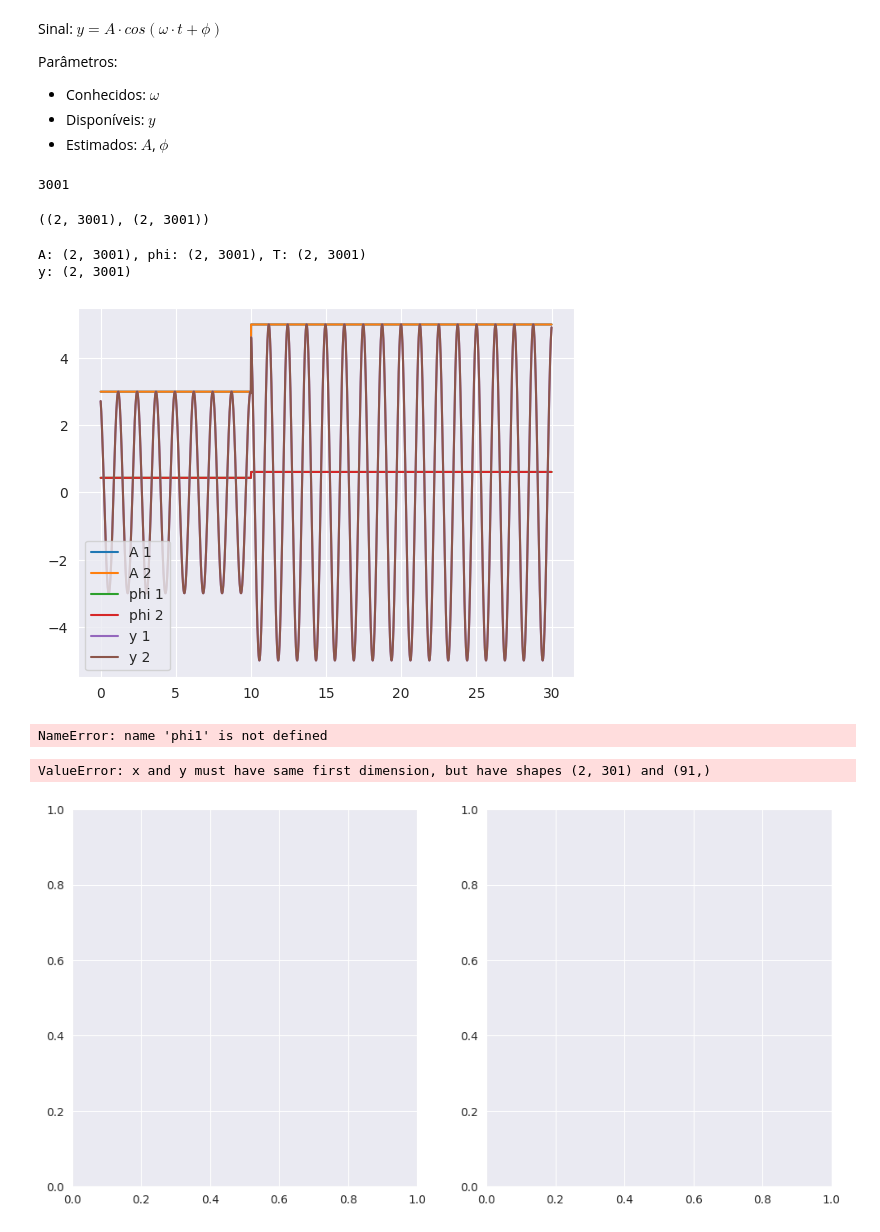
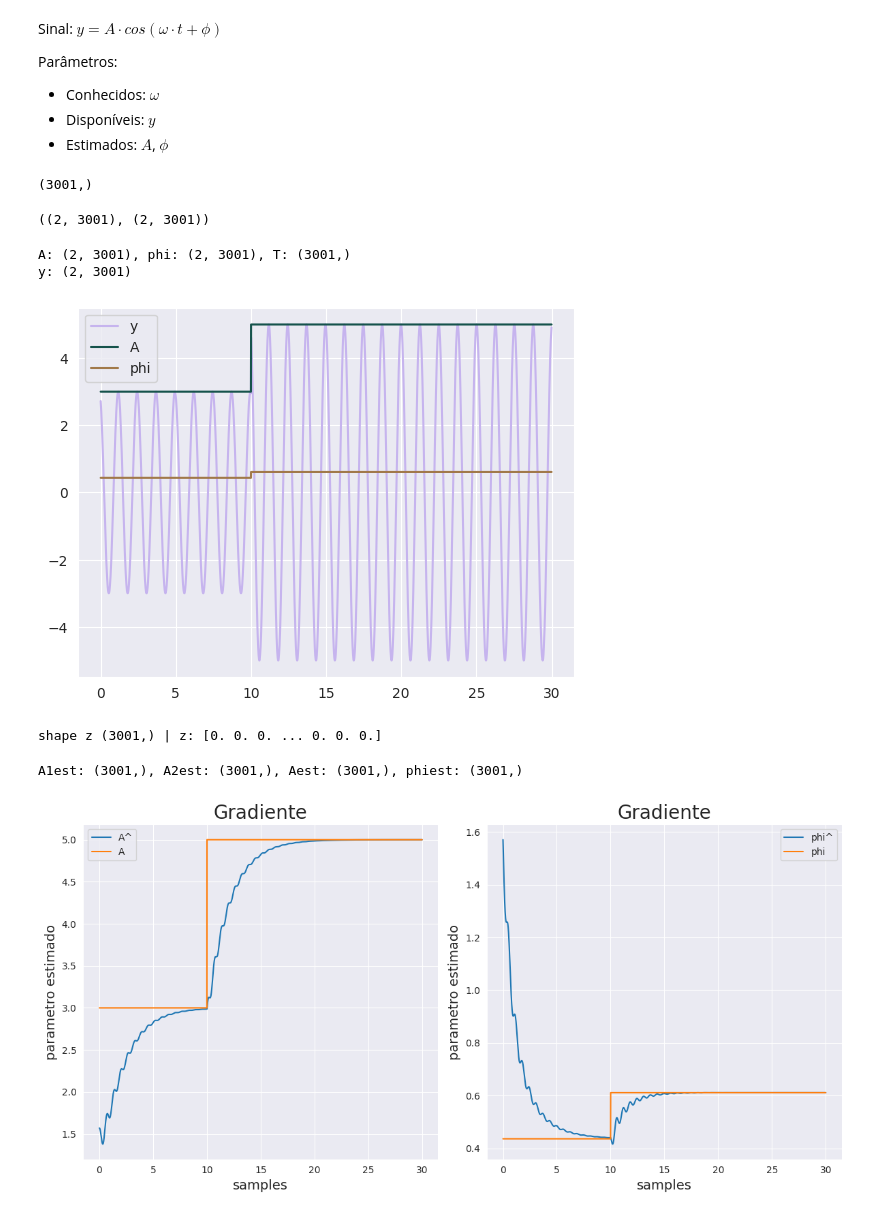
Before and after one commit to SKaiquelima/advanced-control, a Jupyter notebook: Listas/Lista3/exec3_1.ipynb, the cells around one changed output. Cells and saved outputs as stored; diff of their text form; code cells hidden in the pictures.

```diff
--- a/Listas/Lista3/exec3_1.ipynb
+++ b/Listas/Lista3/exec3_1.ipynb
@@ -27,9 +28,9 @@ N = 30
 dt = 0.01  # Taxa de amostragem
 T = np.arange(0, N + dt, dt)
 
-len(T)
+T.shape
 # %% [output]
-3001
+(3001,)
 # %%
 # Definiçaõ de A e phi sendo variantes no tempo
 A = np.ones((2, len(T)))
@@ -50,80 +51,90 @@ A.shape, phi.shape
 # %%
 
 # Simulação dos modelos
-T = np.tile(T, (2, 1))
+T_rs = np.tile(T, (2, 1))
 
 print(f'A: {A.shape}, phi: {phi.shape}, T: {T.shape}')
-y = A * np.cos(np.dot(w, T) + phi)
+y = A * np.cos(np.dot(w, T_rs) + phi)
 
 print(f'y: {y.shape}')
 
-
 # Plotagem dos resultados juntos
-corte = int(np.ceil(len(T[0])))
-plt.plot(T[0][:corte], A[0][:corte], label='A 1')
-plt.plot(T[0][:corte], A[1][:corte], label='A 2')
-plt.plot(T[0][:corte], phi[0][:corte], label='phi 1')
-plt.plot(T[0][:corte], phi[1][:corte], label='phi 2')
-plt.plot(T[0][:corte], y[0][:corte], label='y 1')
-plt.plot(T[0][:corte], y[1][:corte], label='y 2')
+corte = int(np.ceil(len(T)))
+palette = sns.color_palette("cubehelix", 3)
+plt.plot(T[:corte], y[0][:corte], label='y', color=palette[-1])
+# plt.plot(T[0][:corte], y[1][:corte], label='y 2')
+plt.plot(T[:corte], A[0][:corte], label='A', color=palette[0])
+# plt.plot(T[0][:corte], A[1][:corte], label='A 2')
+plt.plot(T[:corte], phi[0][:corte], label='phi', color=palette[1])
+# plt.plot(T[0][:corte], phi[1][:corte], label='phi 2')
 
 plt.legend()
 plt.show()
 # %% [output]
-A: (2, 3001), phi: (2, 3001), T: (2, 3001)
+A: (2, 3001), phi: (2, 3001), T: (3001,)
 y: (2, 3001)
-[figure, old version]
+[figure, new version]
 # %%
 theta = np.zeros((2, int(N/dt) + 1))  # Matriz para armazenar os parâmetros estimados
 erro = np.zeros(int(N/dt) + 1)  # Vetor de erros
+z = np.zeros((1, int(N/dt) + 1))[0]  # Vetor de saída estimada
+print(f'shape z {z.shape} | z: {z}')
 
+ms = 1
 theta[:, 0] = [0, np.pi/2]  # Condição inicial
 gama = np.array([[1, 0], [0, 1]])  # Matriz de ajuste
+# %% [output]
+shape z (3001,) | z: [0. 0. 0. ... 0. 0. 0.]
 # %%
 # Loop de iterações para o algoritmo adaptativo
 for k in range(0, int(N/dt)):
     # Construção do vetor phi
-    phi = np.array([[phi1[k]], [phi2[k]]])
-
-    # Cálculo de ms (fator de ajuste)
-    ms = 1 + 0.1 * np.dot(phi.T, phi)[0, 0]
+    z[k] = y[0,k]
+    phik = [np.cos(w*T[k]), -1*np.sin(w*T[k])]
 
     # Atualização dos parâmetros estimados usando o algoritmo adaptativo
-    erro[k+1] = (z[k] - np.dot(theta[:, k].T, phi))[0] / ms
-    delta_theta = (dt * np.dot(gama, erro[k+1] * phi) / ms).reshape((2,))
+    erro[k+1] = (z[k] - np.dot(theta[:, k].T, phik)) / ms
+    delta_theta = (dt * np.dot(gama, np.dot(erro[k+1] , phik)) / ms).reshape((2,))
     theta[:, k+1] = theta[:, k] + delta_theta
-# %% [output]
-NameError: name 'phi1' is not defined
+# %%
+# parametros estimados
+A1est = theta[0, :]
+A2est = theta[1, :]
+Aest = np.sqrt(A1est**2 + A2est**2)
+phiest = np.arccos(A1est / Aest)
+
+print(f'A1est: {A1est.shape}, A2est: {A2est.shape}, Aest: {Aest.shape}, phiest: {phiest.shape}')
+# %% [output]
+A1est: (3001,), A2est: (3001,), Aest: (3001,), phiest: (3001,)
 # %%
 # Gráfico dos parâmetros identificados e do erro
 
 # Crie uma figura com 1 linha e 2 colunas para os subplots
 fig, axs = plt.subplots(1, 2, figsize=(12, 6))
 
-corte = int(np.ceil(0.3*len(theta[0])))
+corte = int(np.ceil(1*len(theta[0])))
 
 fontesize = 14
 titlesize = 20
 # Primeiro subplot (Gráfico dos parâmetros estimados)
-axs[0].plot(T[:corte], theta[0, :][:corte], label='a0')
-axs[0].plot(T[:corte], theta[1, :][:corte], label='a1')
+axs[0].plot(T[:corte], Aest[:corte], label='A^')
+axs[0].plot(T[:corte], A[0][:corte], label='A')
 axs[0].legend()
 axs[0].set_xlabel('samples', fontsize=fontesize)
 axs[0].set_ylabel('parametro estimado', fontsize=fontesize)
 axs[0].set_title('Gradiente', fontsize=titlesize)
 
-# Segundo subplot (Gráfico do erro)
-axs[1].plot(T[:corte], erro[:corte], 'y', linewidth=2)
+# Segundo subplot
+axs[1].plot(T[:corte], phiest[:corte], label='phi^')
+axs[1].plot(T[:corte], phi[0][:corte], label='phi')
+axs[1].legend()
 axs[1].set_xlabel('samples', fontsize=fontesize)
-axs[1].set_ylabel('erro', fontsize=fontesize)
-axs[1].set_title('Erro', fontsize=titlesize)
-axs[1].grid(True)
-
+axs[1].set_ylabel('parametro estimado', fontsize=fontesize)
+axs[1].set_title('Gradiente', fontsize=titlesize)
 # Ajuste o espaço entre os subplots
 plt.tight_layout()
 
 # Exiba os subplots lado a lado
 plt.show()
 # %% [output]
-ValueError: x and y must have same first dimension, but have shapes (2, 301) and (91,)
-[figure, old version]
+[figure, new version]
```
Also changed, not shown: parts of 2 cells of this notebook.
